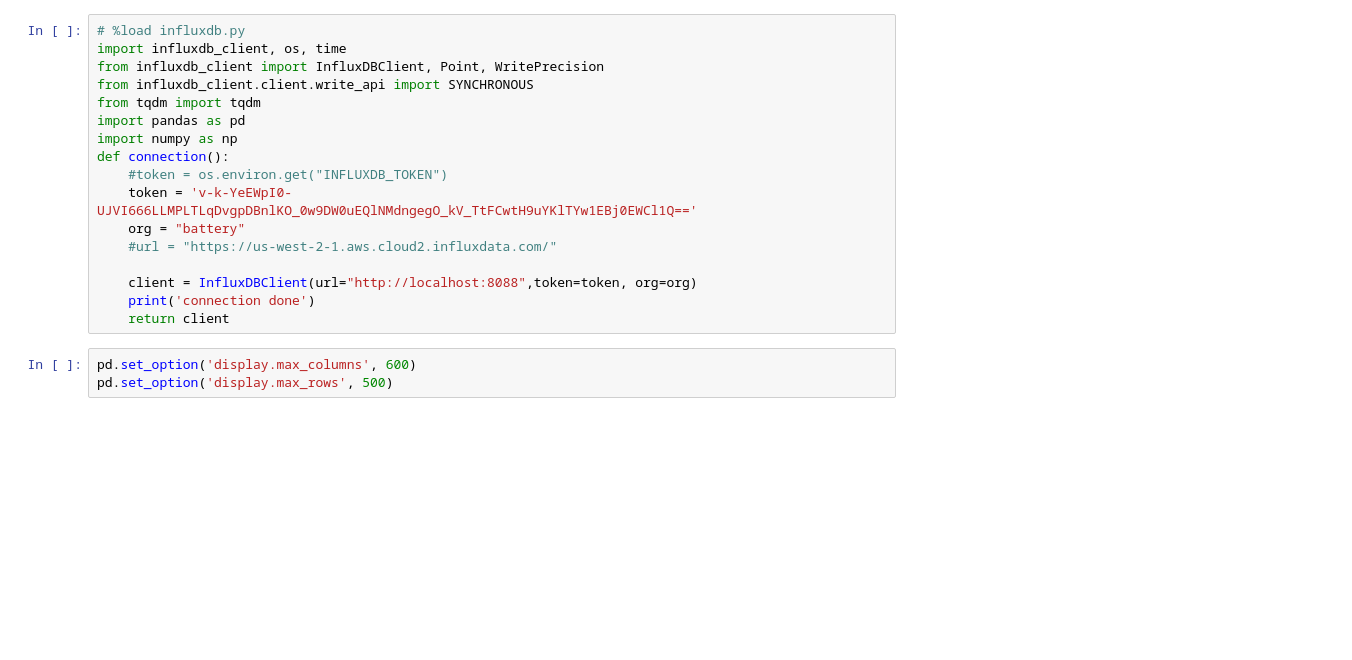
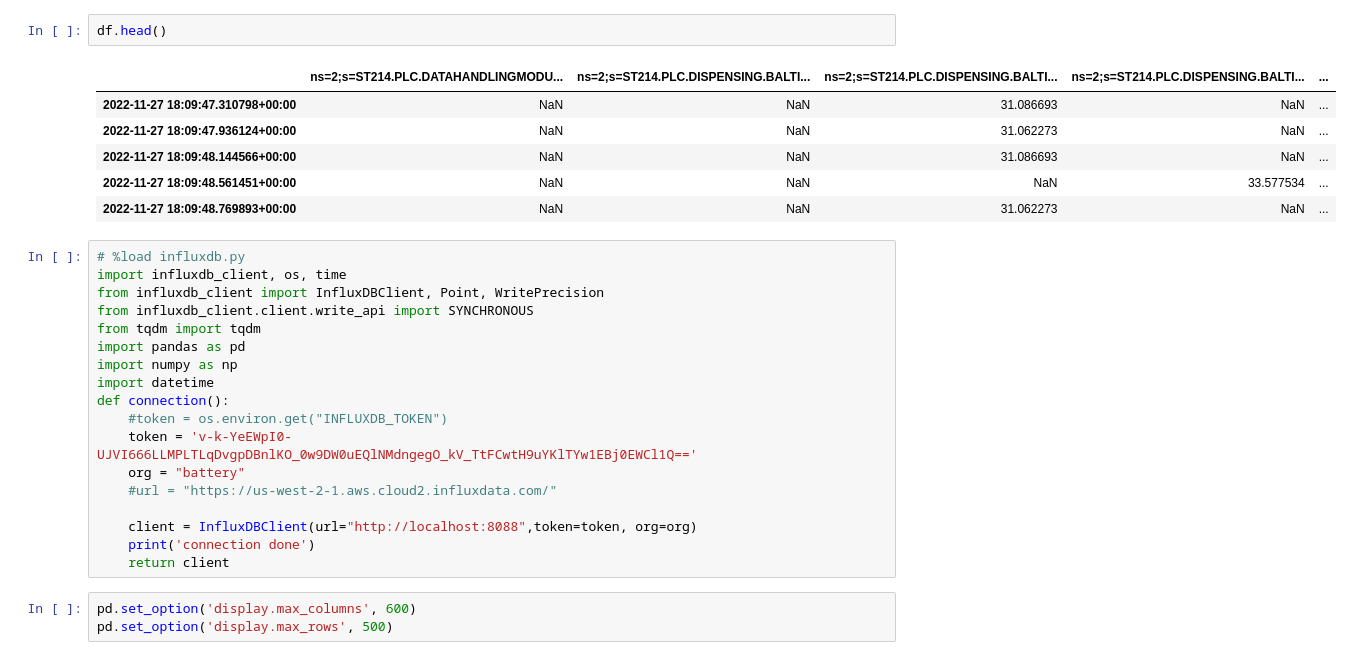
Before and after one commit to Sawyerbian/database_do, a Jupyter notebook: influxdb.ipynb, the cells around one changed output. Cells and saved outputs as stored; diff of their text form; blank space fills up the shorter version.

```diff
--- a/influxdb.ipynb
+++ b/influxdb.ipynb
@@ -1,3 +18,12 @@
+# %%
+df.head()
+# %% [output]
+|  | ns=2;s=ST214.PLC.DATAHANDLINGMODU... | ns=2;s=ST214.PLC.DISPENSING.BALTI... | ns=2;s=ST214.PLC.DISPENSING.BALTI... | ns=2;s=ST214.PLC.DISPENSING.BALTI... | ... |
+| 2022-11-27 18:09:47.310798+00:00 | NaN | NaN | 31.086693 | NaN | ... |
+| 2022-11-27 18:09:47.936124+00:00 | NaN | NaN | 31.062273 | NaN | ... |
+| 2022-11-27 18:09:48.144566+00:00 | NaN | NaN | 31.086693 | NaN | ... |
+| 2022-11-27 18:09:48.561451+00:00 | NaN | NaN | NaN | 33.577534 | ... |
+| 2022-11-27 18:09:48.769893+00:00 | NaN | NaN | 31.062273 | NaN | ... |
 # %%
 # %load influxdb.py
 import influxdb_client, os, time
@@ -6,6 +32,7 @@ from influxdb_client.client.write_api import SYNCHRONOUS
 from tqdm import tqdm
 import pandas as pd
 import numpy as np
+import datetime
 def connection():
     #token = os.environ.get("INFLUXDB_TOKEN")
     token = 'v-k-YeEWpI0-UJVI666LLMPLTLqDvgpDBnlKO_0w9DW0uEQlNMdngegO_kV_TtFCwtH9uYKlTYw1EBj0EWCl1Q=='
```
Also changed, not shown: parts of 12 cells of this notebook, 7 other files.
